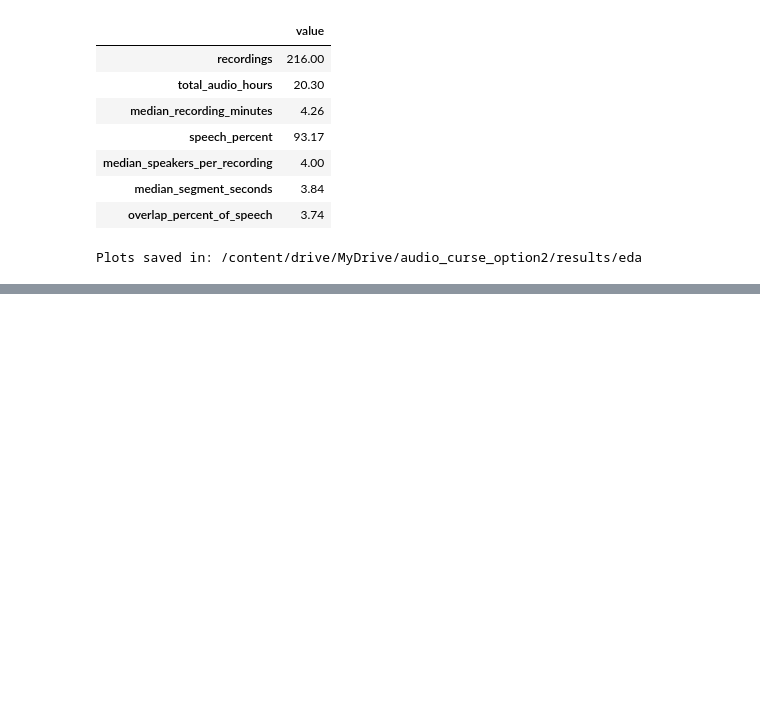
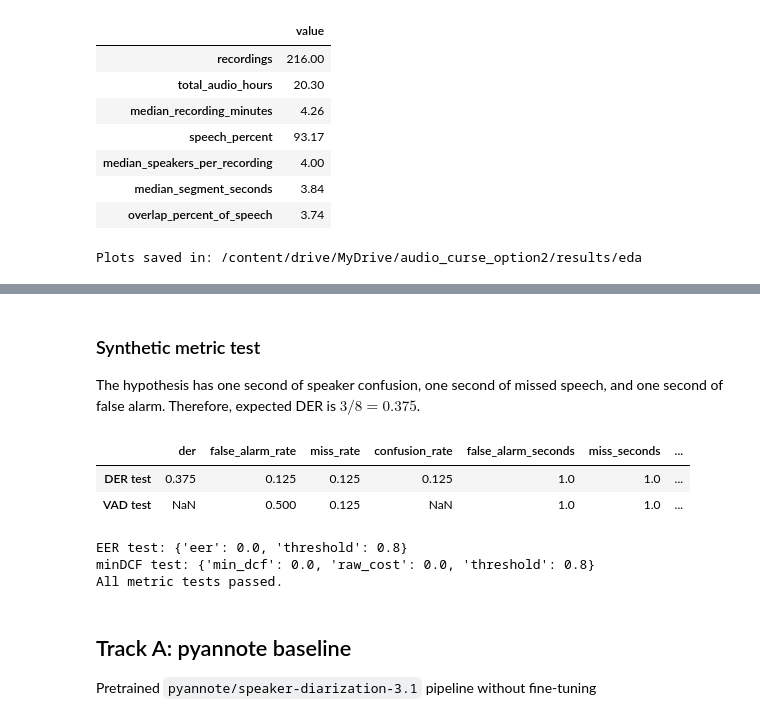
Before and after one commit to KharinTymofii/audio-curse, a Jupyter notebook: diarization.ipynb, the cells around one changed output, grey strips where cells are left out. Saved outputs shown, nothing was run; the diff lists cells and outputs as text; code cells hidden in the pictures; blank space fills up the shorter version.

```diff
--- a/diarization.ipynb
+++ b/diarization.ipynb
@@ -825,0 +1023,52 @@ Plots saved in: /content/drive/MyDrive/audio_curse_option2/results/eda
+# %% [markdown]
+### Synthetic metric test
+
+The hypothesis has one second of speaker confusion, one second of missed speech, and one second of false alarm. Therefore, expected DER is $3/8 = 0.375$.
+# %%
+reference = Annotation(uri="synthetic")
+reference[Segment(0, 4)] = "A"
+reference[Segment(4, 8)] = "B"
+
+hypothesis = Annotation(uri="synthetic")
+hypothesis[Segment(0, 3)] = "X"
+hypothesis[Segment(3, 7)] = "Y"
+hypothesis[Segment(8, 9)] = "Z"
+
+synthetic_uem = Timeline([Segment(0, 10)], uri="synthetic")
+
+diarization_test = DiarizationScorer().score(reference, hypothesis, uem=synthetic_uem)
+vad_test = VADScorer().score(reference, hypothesis, uem=synthetic_uem)
+eer_test = equal_error_rate([1, 1, 0, 0], [0.9, 0.8, 0.2, 0.1])
+dcf_test = minimum_detection_cost([1, 1, 0, 0], [0.9, 0.8, 0.2, 0.1])
+
+assert np.isclose(diarization_test["false_alarm_seconds"], 1.0)
+assert np.isclose(diarization_test["miss_seconds"], 1.0)
+assert np.isclose(diarization_test["confusion_seconds"], 1.0)
+assert np.isclose(diarization_test["der"], 3 / 8)
+assert np.isclose(diarization_test["jer"], 0.325)
+
+assert np.isclose(vad_test["false_alarm_rate"], 1 / 2)
+assert np.isclose(vad_test["miss_rate"], 1 / 8)
+assert np.isclose(vad_test["f1"], 7 / 8)
+
+assert np.isclose(eer_test["eer"], 0.0)
+assert np.isclose(dcf_test["min_dcf"], 0.0)
+
+display(pd.DataFrame({
+    "DER test": diarization_test,
+    "VAD test": vad_test,
+}).T)
+print("EER test:", eer_test)
+print("minDCF test:", dcf_test)
+print("All metric tests passed.")
+# %% [output]
+|  | der | false_alarm_rate | miss_rate | confusion_rate | false_alarm_seconds | miss_seconds | ... |
+| DER test | 0.375 | 0.125 | 0.125 | 0.125 | 1.0 | 1.0 | ... |
+| VAD test | NaN | 0.500 | 0.125 | NaN | 1.0 | 1.0 | ... |
+EER test: {'eer': 0.0, 'threshold': 0.8}
+minDCF test: {'min_dcf': 0.0, 'raw_cost': 0.0, 'threshold': 0.8}
+All metric tests passed.
+# %% [markdown]
+## Track A: pyannote baseline
+
+Pretrained `pyannote/speaker-diarization-3.1` pipeline without fine-tuning
```
Also changed, not shown: parts of 17 cells of this notebook.
